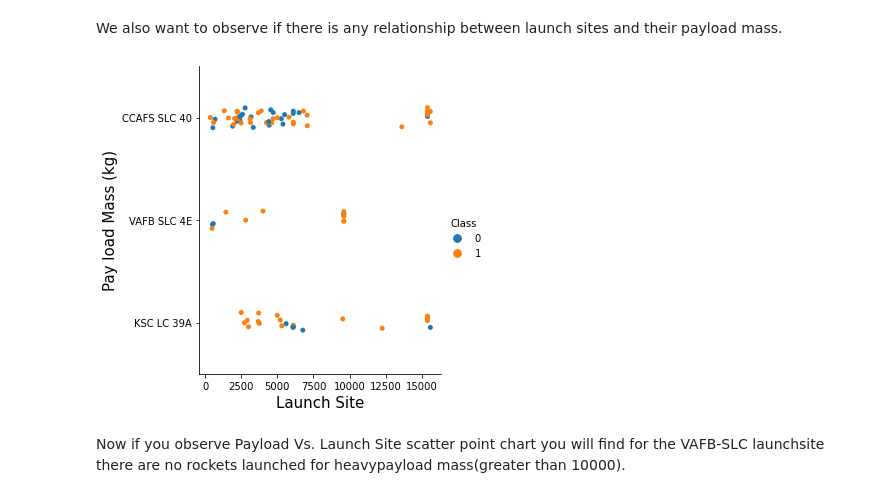
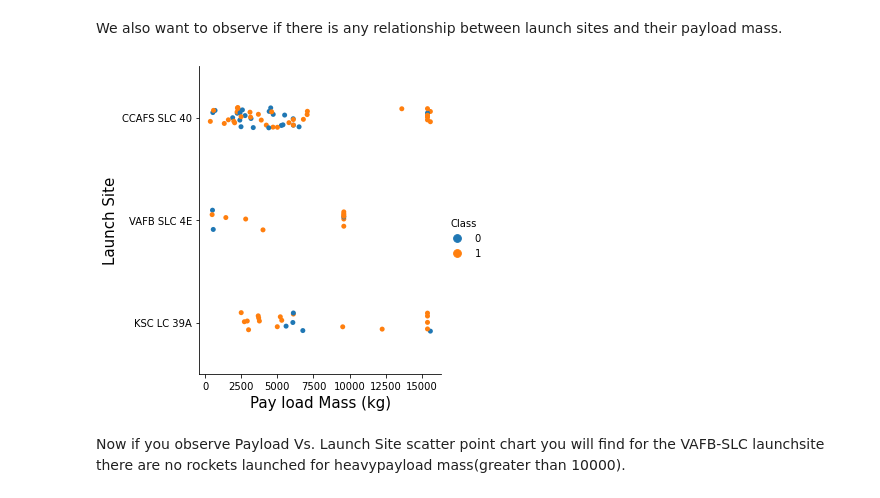
Before and after one commit to jaolartem/capstone-data-sciences, a Jupyter notebook: jupyter-labs-eda-dataviz.ipynb, the cells around one changed output. Cells and saved outputs as stored; diff of their text form; code cells hidden in the pictures.

```diff
--- a/jupyter-labs-eda-dataviz.ipynb
+++ b/jupyter-labs-eda-dataviz.ipynb
@@ -101,11 +101,11 @@ We also want to observe if there is any relationship between launch sites and th
 # %%
 # Plot a scatter point chart with x axis to be Pay Load Mass (kg) and y axis to be the launch site, and hue to be the class value
 sns.catplot(y="LaunchSite",x="PayloadMass",hue='Class',data=df, aspect=1)
-plt.xlabel("Launch Site",fontsize=15)
-plt.ylabel("Pay load Mass (kg)",fontsize=15)
+plt.xlabel("Pay load Mass (kg)",fontsize=15)
+plt.ylabel("Launch Site",fontsize=15)
 plt.show()
 # %% [output]
-[figure, old version]
+[figure, new version]
 # %% [markdown]
 Now if you observe Payload Vs. Launch Site scatter point chart you will find for the VAFB-SLC  launchsite there are no  rockets  launched for  heavypayload mass(greater than 10000).
 # %% [markdown]
```
Also changed, not shown: parts of 3 cells of this notebook.
